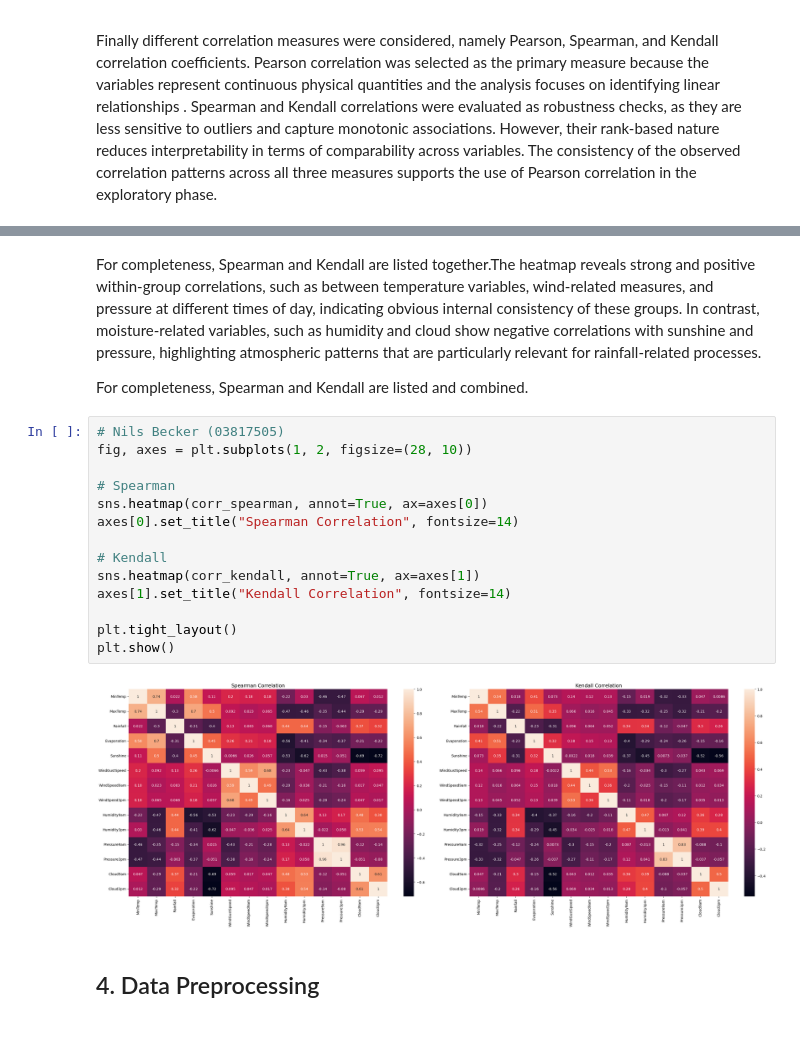
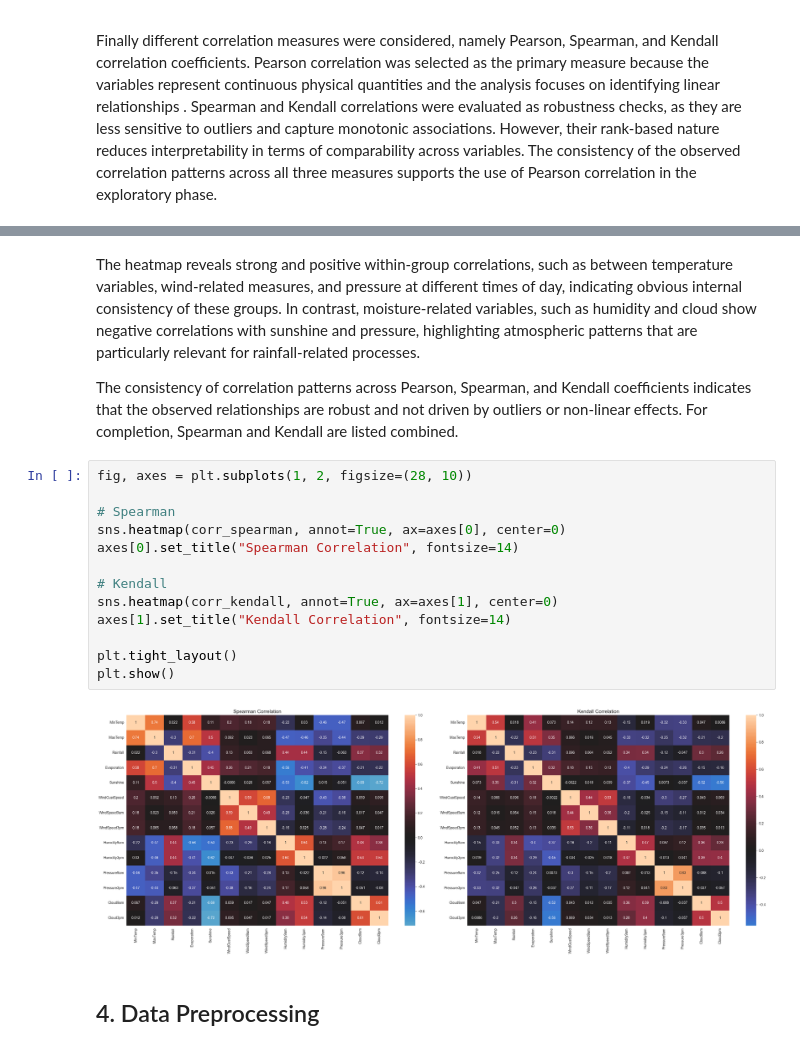
Before and after one commit to AstouK/Rain_Australia, a Jupyter notebook: rain_australia v3.ipynb, the cells around one changed output, grey strips where cells are left out. Cells and saved outputs as stored; diff of their text form.

```diff
--- a/rain_australia v3.ipynb
+++ b/rain_australia v3.ipynb
@@ -2158,23 +2219,22 @@ sns.heatmap(corr_pearson, annot=True)
 # %% [markdown]
-For completeness, Spearman and Kendall are listed together.The heatmap reveals strong and positive within-group correlations, such as between temperature variables, wind-related measures, and pressure at different times of day, indicating obvious internal consistency of these groups. In contrast, moisture-related variables, such as humidity and cloud show negative correlations with sunshine and pressure, highlighting atmospheric patterns that are particularly relevant for rainfall-related processes.
+The heatmap reveals strong and positive within-group correlations, such as between temperature variables, wind-related measures, and pressure at different times of day, indicating obvious internal consistency of these groups. In contrast, moisture-related variables, such as humidity and cloud show negative correlations with sunshine and pressure, highlighting atmospheric patterns that are particularly relevant for rainfall-related processes.
 
-For completeness, Spearman and Kendall are listed and combined.
+The consistency of correlation patterns across Pearson, Spearman, and Kendall coefficients indicates that the observed relationships are robust and not driven by outliers or non-linear effects. For completion, Spearman and Kendall are listed combined.
 # %%
-# Nils Becker (03817505)
 fig, axes = plt.subplots(1, 2, figsize=(28, 10))
 
 # Spearman
-sns.heatmap(corr_spearman, annot=True, ax=axes[0])
+sns.heatmap(corr_spearman, annot=True, ax=axes[0], center=0)
 axes[0].set_title("Spearman Correlation", fontsize=14)
 
 # Kendall
-sns.heatmap(corr_kendall, annot=True, ax=axes[1])
+sns.heatmap(corr_kendall, annot=True, ax=axes[1], center=0)
 axes[1].set_title("Kendall Correlation", fontsize=14)
 
 plt.tight_layout()
 plt.show()
 # %% [output]
-[figure, old version]
+[figure, new version]
 # %% [markdown]
 <a id='section4'></a>
 ## 4. Data Preprocessing
```
Also changed, not shown: parts of 52 cells of this notebook.
